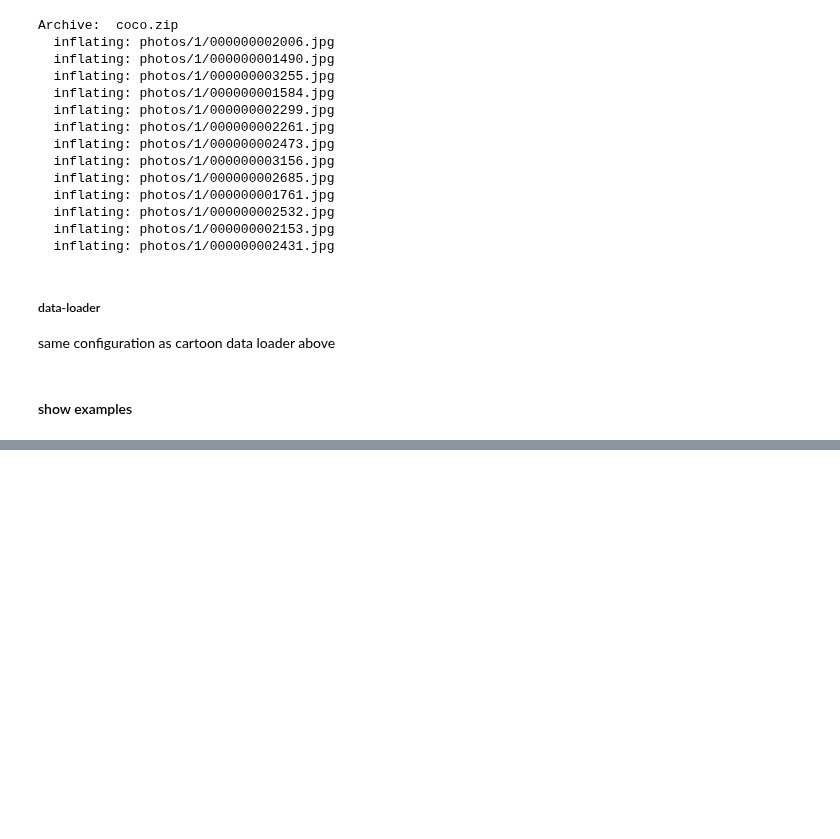
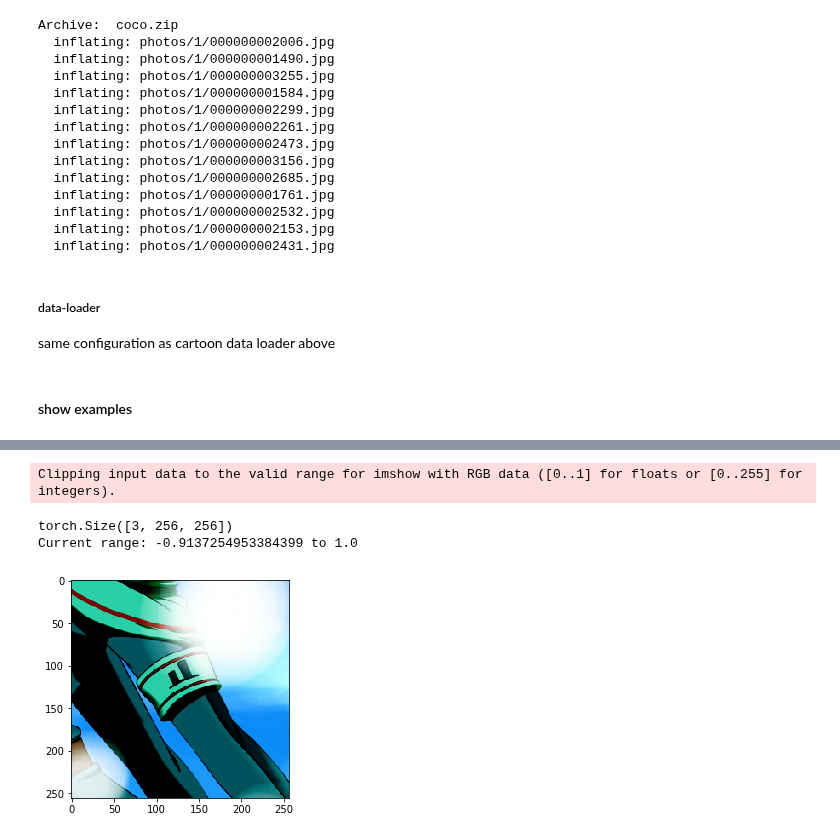
Before and after one commit to TobiasSunderdiek/cartoon-gan, a Jupyter notebook: CartoonGAN.ipynb, the cells around one changed output, grey strips where cells are left out. Cells and saved outputs as stored; diff of their text form; code cells hidden in the pictures; blank space fills up the shorter version.

Commit message:
normalize images for tanh

```diff
--- a/CartoonGAN.ipynb
+++ b/CartoonGAN.ipynb
@@ -126,0 +133,16 @@ torch.Size([3, 256, 256])
+# %%
+transformer_with_normalization = transforms.Compose([
+    transforms.CenterCrop(image_size),
+    transforms.ToTensor(),
+    transforms.Normalize((0.5, 0.5, 0.5), (0.5, 0.5, 0.5))
+])
+
+cartoon_image_dataloader = DataLoader(ImageFolder('cartoons/', transformer_with_normalization), batch_size, shuffle=True, num_workers=0)
+photo_dataloader = DataLoader(ImageFolder('photos/', transformer_with_normalization), batch_size, shuffle=True, num_workers=0)
+# %%
+show_sample_image(cartoon_image_dataloader)
+# %% [output]
+Clipping input data to the valid range for imshow with RGB data ([0..1] for floats or [0..255] for integers).
+torch.Size([3, 256, 256])
+Current range: -0.9137254953384399 to 1.0
+[figure, added]
```
Also changed, not shown: parts of 4 cells of this notebook.
